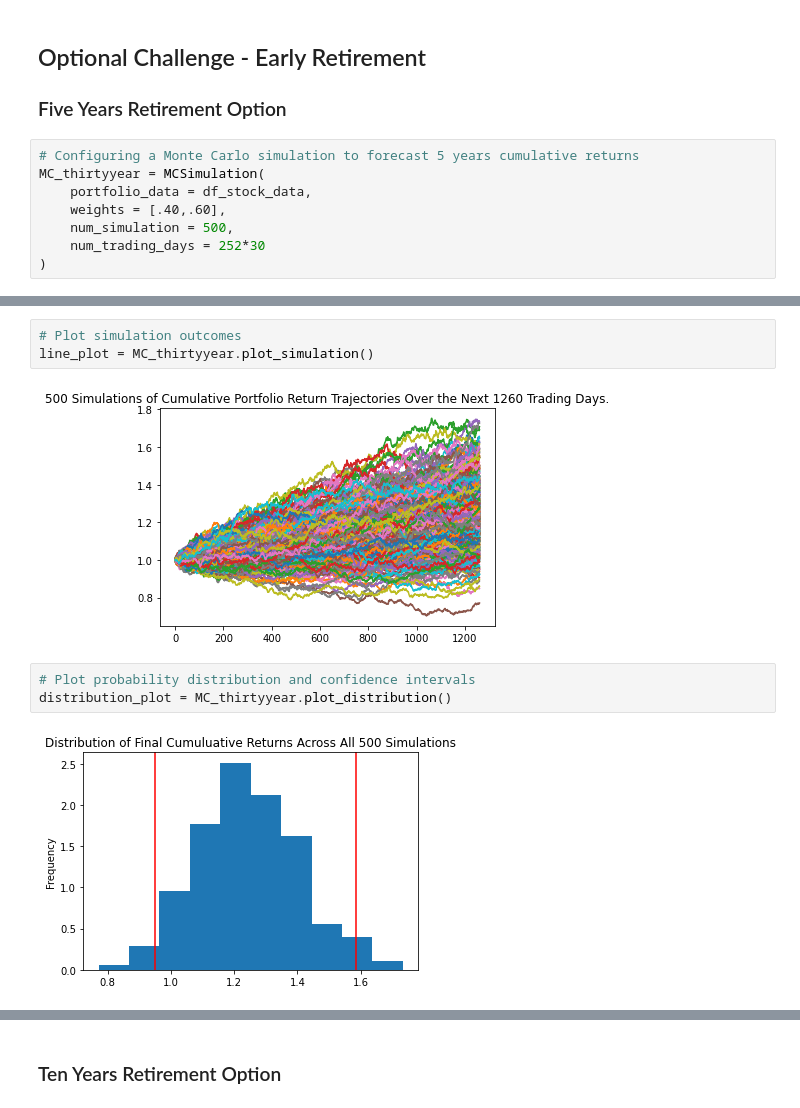
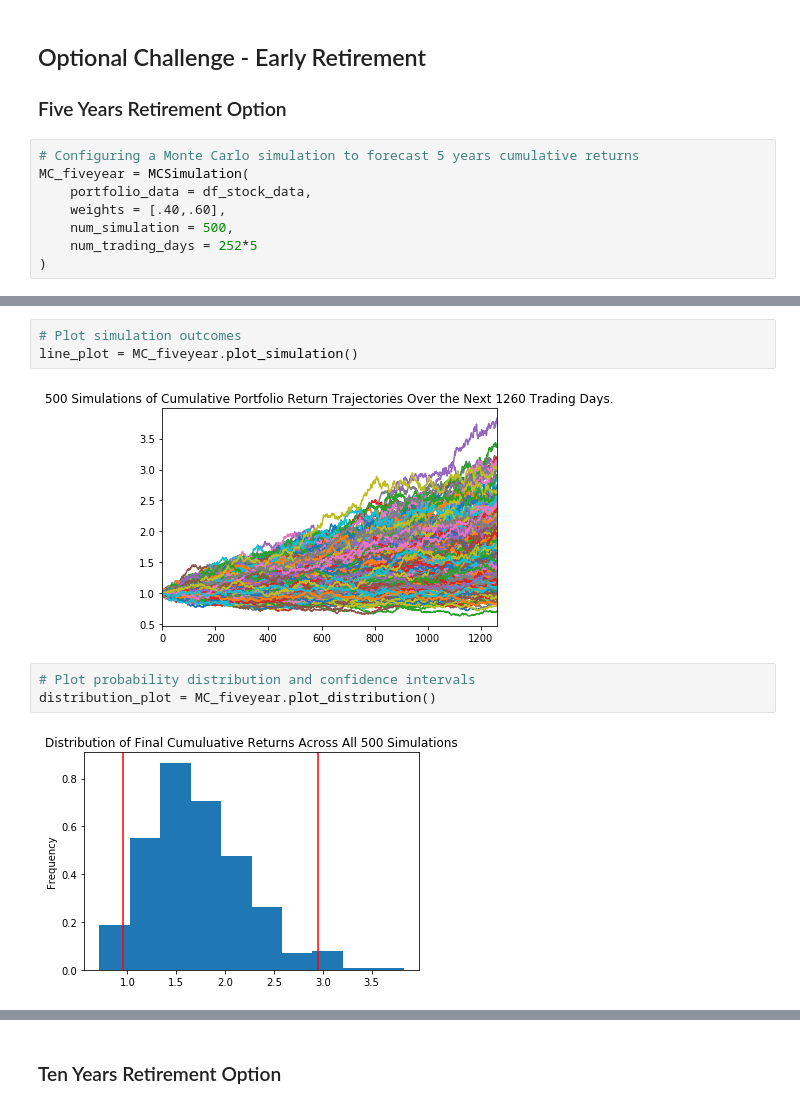
Before and after one commit to eriklarson33/HW_5-Personal_Financial_Planning, a Jupyter notebook: Starter_Code/financial-planner.ipynb, the cells around one changed output, grey strips where cells are left out. Cells and saved outputs as stored; diff of their text form.

```diff
--- a/Starter_Code/financial-planner.ipynb
+++ b/Starter_Code/financial-planner.ipynb
@@ -416,11 +411,11 @@ There is a 95% chance that an initial investment of $30000.0 in the portfolio ov
 ### Five Years Retirement Option
 # %%
 # Configuring a Monte Carlo simulation to forecast 5 years cumulative returns
-MC_thirtyyear = MCSimulation(
+MC_fiveyear = MCSimulation(
     portfolio_data = df_stock_data,
     weights = [.40,.60],
     num_simulation = 500,
-    num_trading_days = 252*30
+    num_trading_days = 252*5
 )
 # %%
 # Printing the simulation input data
@@ -470,13 +470,13 @@ Running Monte Carlo simulation number 490.
 1261 rows × 500 columns
 # %%
 # Plot simulation outcomes
-line_plot = MC_thirtyyear.plot_simulation()
+line_plot = MC_fiveyear.plot_simulation()
 # %% [output]
-[figure, old version]
+[figure, new version]
 # %%
 # Plot probability distribution and confidence intervals
-distribution_plot = MC_thirtyyear.plot_distribution()
+distribution_plot = MC_fiveyear.plot_distribution()
 # %% [output]
-[figure, old version]
+[figure, new version]
 # %%
 # Fetch summary statistics from the Monte Carlo simulation results
```
Also changed, not shown: parts of 23 cells of this notebook.
